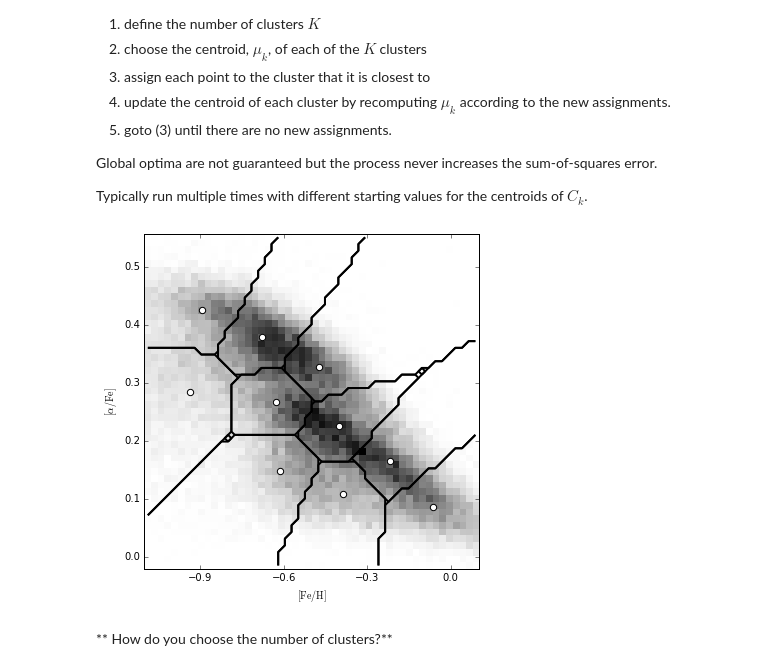
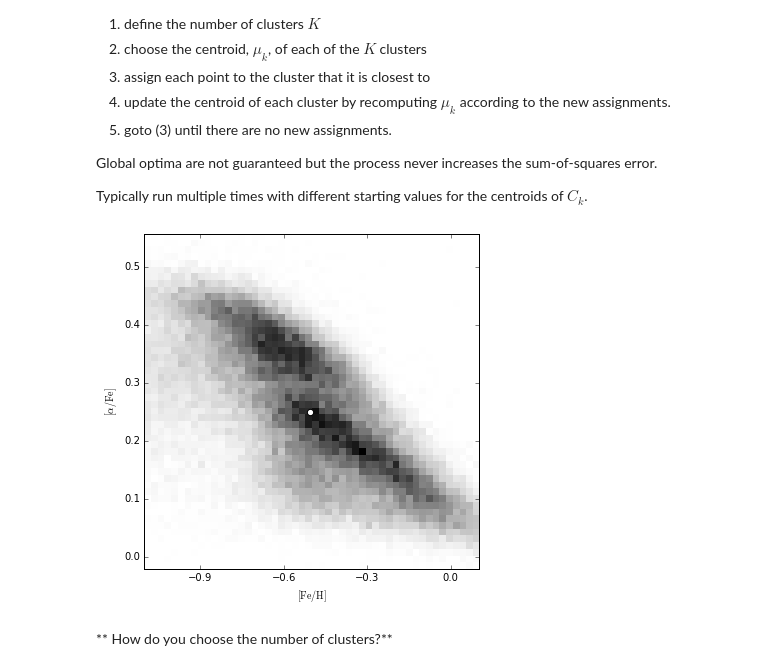
Before and after one commit to dirac-institute/uw-astr598-w18, a Jupyter notebook: lectures/Week-8-Tue.ipynb, the cells around one changed output. Drawn from its saved outputs; the diff is of its cells as text; code cells hidden in the pictures.

```diff
--- a/lectures/Week-8-Tue.ipynb
+++ b/lectures/Week-8-Tue.ipynb
@@ -59,7 +59,7 @@ H, FeH_bins, alphFe_bins = np.histogram2d(data['FeH'], data['alphFe'], 50)
 
 #------------------------------------------------------------
 # Compute the KMeans clustering
-n_clusters = 10
+n_clusters = 1
 
 scaler = preprocessing.StandardScaler()
 clf = KMeans(n_clusters)
@@ -82,34 +82,34 @@ cluster_centers = scaler.inverse_transform(clf.cluster_centers_)
 ax.scatter(cluster_centers[:, 0], cluster_centers[:, 1],
            s=40, c='w', edgecolors='k')
 
 # plot cluster boundaries
 FeH_centers = 0.5 * (FeH_bins[1:] + FeH_bins[:-1])
 alphFe_centers = 0.5 * (alphFe_bins[1:] + alphFe_bins[:-1])
 
 Xgrid = np.meshgrid(FeH_centers, alphFe_centers)
 Xgrid = np.array(Xgrid).reshape((2, 50 * 50)).T
 
 H = clf.predict(scaler.transform(Xgrid)).reshape((50, 50))
 
 for i in range(n_clusters):
     Hcp = H.copy()
     flag = (Hcp == i)
     Hcp[flag] = 1
     Hcp[~flag] = 0
 
     ax.contour(FeH_centers, alphFe_centers, Hcp, [-0.5, 0.5],
                linewidths=2, colors='k')
 
 ax.xaxis.set_major_locator(plt.MultipleLocator(0.3))
 ax.set_xlim(-1.101, 0.101)
 ax.set_ylim(alphFe_bins[0], alphFe_bins[-1])
 
 ax.set_xlabel(r'$\rm [Fe/H]$')
 ax.set_ylabel(r'$\rm [\alpha/Fe]$')
 
 plt.show()
 # %% [output]
-[figure, old version]
+[figure, new version]
 # %% [markdown]
 ** How do you choose the number of clusters?**
 # %% [markdown]
```
Also changed, not shown: parts of 5 cells of this notebook, 1 other file.
